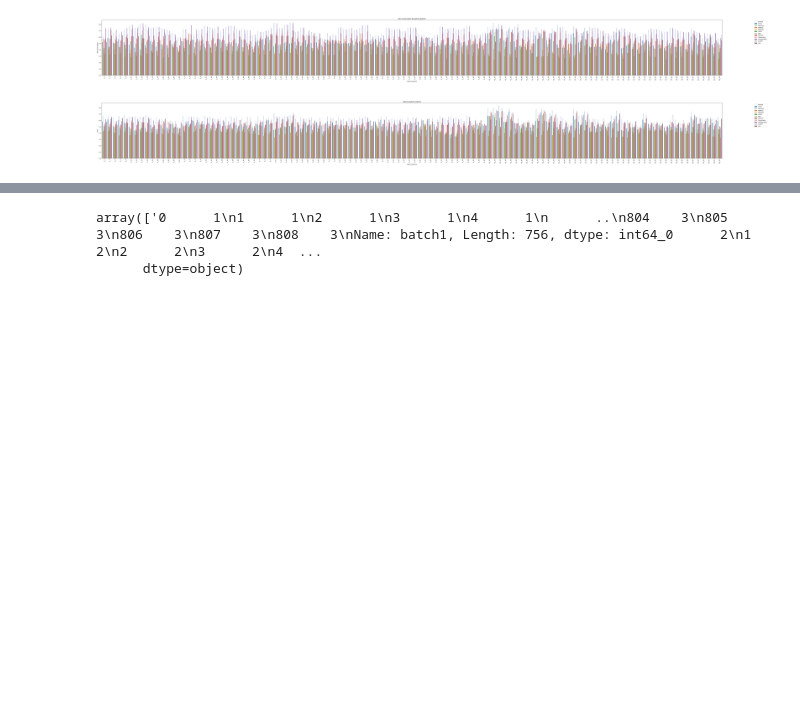
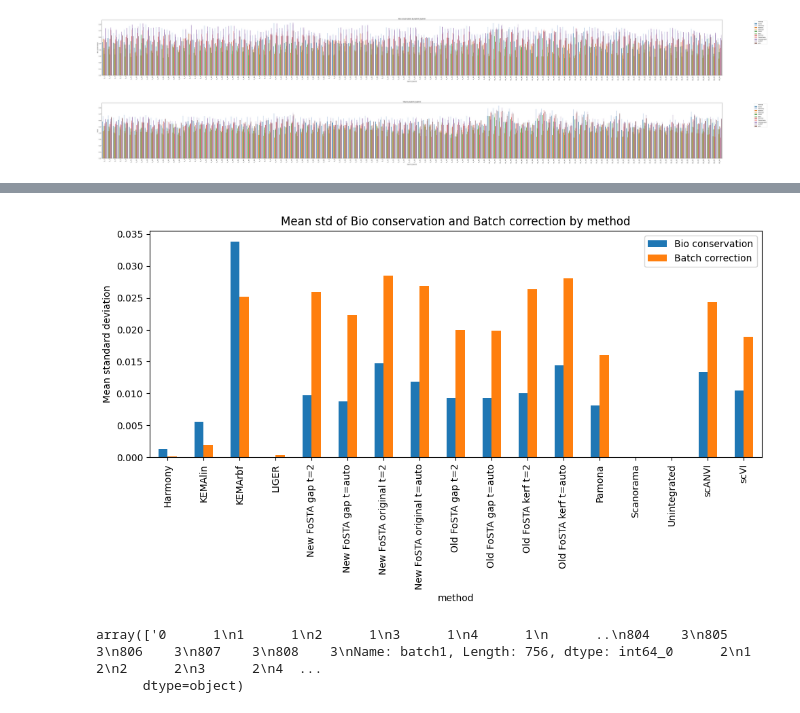
Before and after one commit to aumona/FoSTA-experiments, a Jupyter notebook: notebooks/summarize_results_real_batches.ipynb, the cells around one changed output, grey strips where cells are left out. Saved outputs shown, nothing was run; the diff lists cells and outputs as text; code cells hidden in the pictures; blank space fills up the shorter version.

```diff
--- a/notebooks/summarize_results_real_batches.ipynb
+++ b/notebooks/summarize_results_real_batches.ipynb
@@ -234,3 +173,13 @@ def plot_bio_vs_batch_correction_markers(results_df, title="Bio conservation vs
+# %%
+std_df = results_df.groupby(['method', 'batch1', 'batch2'])[["Bio conservation", "Batch correction"]].std()
+std_df = std_df.fillna(0)
+# %%
+std_df.groupby("method")[["Bio conservation", "Batch correction"]].mean().plot(kind="bar", figsize=(10, 6))
+plt.ylabel("Mean standard deviation")
+plt.title("Mean std of Bio conservation and Batch correction by method")
+plt.tight_layout()
+# %% [output]
+[figure, added]
 # %%
 results_df["batch_pair"] = f"{results_df['batch1']}_{results_df['batch2']}"
 results_df["batch_pair"].unique()
```
Also changed, not shown: parts of 10 cells of this notebook, 1 other file.
